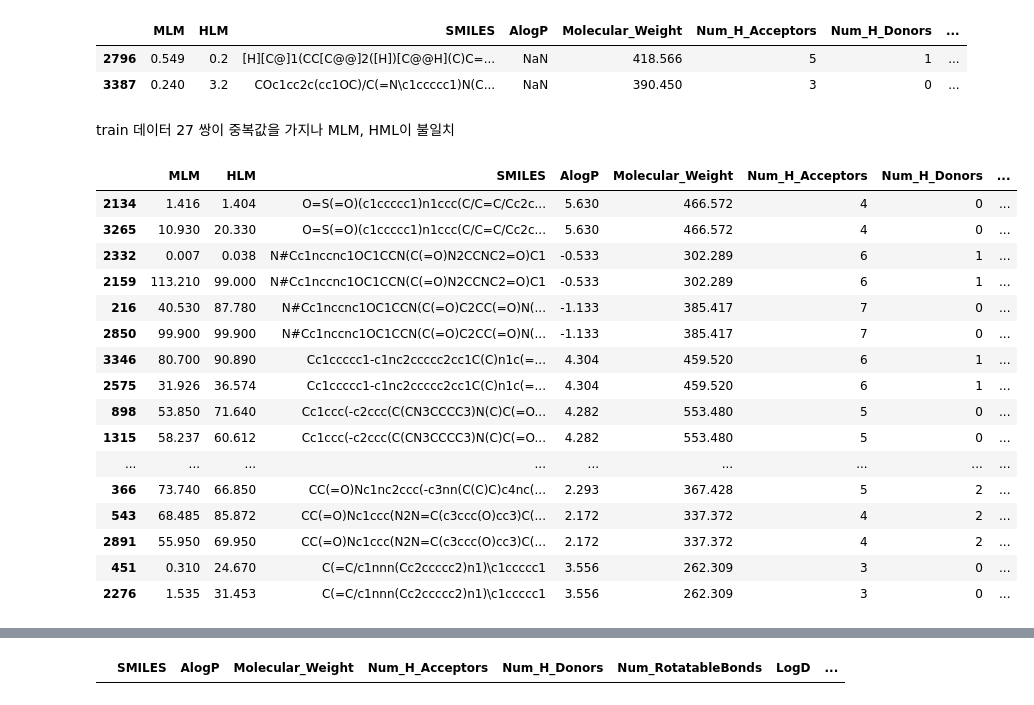
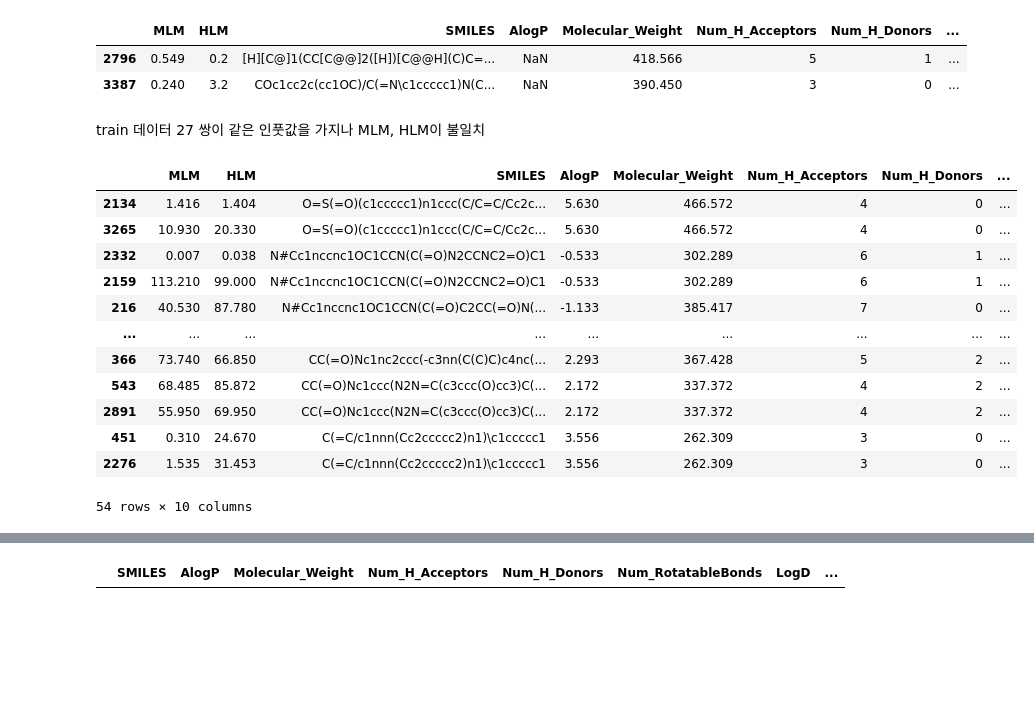
Before and after one commit to AnMyeongGyu/dacon_new_drug, a Jupyter notebook: 00_eda.ipynb, the cells around one changed output, grey strips where cells are left out. Cells and saved outputs as stored; diff of their text form; code cells hidden in the pictures; blank space fills up the shorter version.

```diff
--- a/00_eda.ipynb
+++ b/00_eda.ipynb
@@ -193,30 +192,25 @@ df_train[df_train.AlogP.isna()]
 | 2796 | 0.549 | 0.2 | [H][C@]1(CC[C@@]2([H])[C@@H](C)C=... | NaN | 418.566 | 5 | 1 | ... |
 | 3387 | 0.240 | 3.2 | COc1cc2c(cc1OC)/C(=N\c1ccccc1)N(C... | NaN | 390.450 | 3 | 0 | ... |
 # %% [markdown]
-train 데이터 27 쌍이 중복값을 가지나 MLM, HML이 불일치
+train 데이터 27 쌍이 같은 인풋값을 가지나 MLM, HLM이 불일치
 # %%
-# 출력 제한 100줄로 조정
-pd.set_option('display.max_rows', 100)
+pd.set_option('display.max_rows', 10)
 
 duplicated_rows = df_train[df_train.iloc[:, 2:].duplicated(keep=False)]
 sorted_duplicates = duplicated_rows.sort_values(by='SMILES', ascending=False)
 
 sorted_duplicates
 # %% [output]
 |  | MLM | HLM | SMILES | AlogP | Molecular_Weight | Num_H_Acceptors | Num_H_Donors | ... |
 | 2134 | 1.416 | 1.404 | O=S(=O)(c1ccccc1)n1ccc(C/C=C/Cc2c... | 5.630 | 466.572 | 4 | 0 | ... |
 | 3265 | 10.930 | 20.330 | O=S(=O)(c1ccccc1)n1ccc(C/C=C/Cc2c... | 5.630 | 466.572 | 4 | 0 | ... |
 | 2332 | 0.007 | 0.038 | N#Cc1nccnc1OC1CCN(C(=O)N2CCNC2=O)C1 | -0.533 | 302.289 | 6 | 1 | ... |
 | 2159 | 113.210 | 99.000 | N#Cc1nccnc1OC1CCN(C(=O)N2CCNC2=O)C1 | -0.533 | 302.289 | 6 | 1 | ... |
 | 216 | 40.530 | 87.780 | N#Cc1nccnc1OC1CCN(C(=O)C2CC(=O)N(... | -1.133 | 385.417 | 7 | 0 | ... |
-| 2850 | 99.900 | 99.900 | N#Cc1nccnc1OC1CCN(C(=O)C2CC(=O)N(... | -1.133 | 385.417 | 7 | 0 | ... |
-| 3346 | 80.700 | 90.890 | Cc1ccccc1-c1nc2ccccc2cc1C(C)n1c(=... | 4.304 | 459.520 | 6 | 1 | ... |
-| 2575 | 31.926 | 36.574 | Cc1ccccc1-c1nc2ccccc2cc1C(C)n1c(=... | 4.304 | 459.520 | 6 | 1 | ... |
-| 898 | 53.850 | 71.640 | Cc1ccc(-c2ccc(C(CN3CCCC3)N(C)C(=O... | 4.282 | 553.480 | 5 | 0 | ... |
-| 1315 | 58.237 | 60.612 | Cc1ccc(-c2ccc(C(CN3CCCC3)N(C)C(=O... | 4.282 | 553.480 | 5 | 0 | ... |
 | ... | ... | ... | ... | ... | ... | ... | ... | ... |
 | 366 | 73.740 | 66.850 | CC(=O)Nc1nc2ccc(-c3nn(C(C)C)c4nc(... | 2.293 | 367.428 | 5 | 2 | ... |
 | 543 | 68.485 | 85.872 | CC(=O)Nc1ccc(N2N=C(c3ccc(O)cc3)C(... | 2.172 | 337.372 | 4 | 2 | ... |
 | 2891 | 55.950 | 69.950 | CC(=O)Nc1ccc(N2N=C(c3ccc(O)cc3)C(... | 2.172 | 337.372 | 4 | 2 | ... |
 | 451 | 0.310 | 24.670 | C(=C/c1nnn(Cc2ccccc2)n1)\c1ccccc1 | 3.556 | 262.309 | 3 | 0 | ... |
 | 2276 | 1.535 | 31.453 | C(=C/c1nnn(Cc2ccccc2)n1)\c1ccccc1 | 3.556 | 262.309 | 3 | 0 | ... |
+54 rows × 10 columns
```
Also changed, not shown: parts of 19 cells of this notebook, 2 other files.
